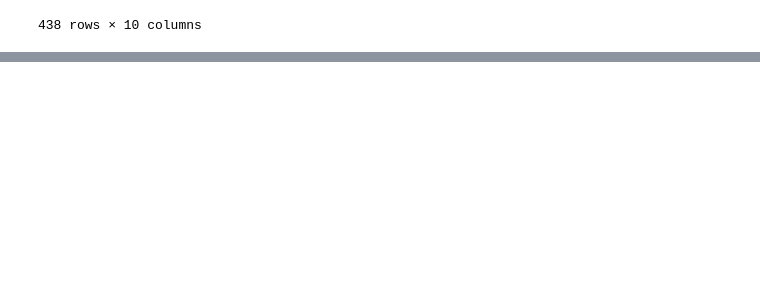
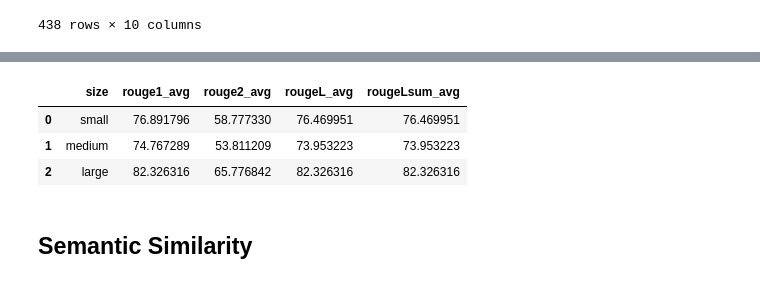
Before and after one commit to smartcat-labs/GenQ, a Jupyter notebook: eval/result_analysis.ipynb, the cells around one changed output, grey strips where cells are left out. Saved outputs shown, nothing was run; the diff lists cells and outputs as text; code cells hidden in the pictures; blank space fills up the shorter version.

```diff
--- a/eval/result_analysis.ipynb
+++ b/eval/result_analysis.ipynb
@@ -247,0 +254,10 @@ get_worst_results(data=results, model_name=first_model, display_head=True)
+# %%
+max_length = max(fine_tuned_df["generated_output"].apply(len))
+print(f"Longest generated query has {max_length} chars.")
+
+min_lenght = min(fine_tuned_df["generated_output"].apply(len))
+print(f"Shortest generated query has {min_lenght} chars.")
+
+#arange elements from minimum to maximum using the step of the difference divided by 3
+bins = np.arange(min_lenght, max_length, (max_length - min_lenght) // 3)
+print(f"\nGroups would be: \n\"small\": {bins[0]}-{bins[1]}\n\"medium\": {bins[1]+1}-{bins[2]}\n\"large\": {bins[2]+1}-{bins[3]}")
@@ -247,0 +272,9 @@ get_worst_results(data=results, model_name=first_model, display_head=True)
+# %%
+def categorize_generated_output(data: pd.DataFrame) -> pd.DataFrame:
+
+    bins = np.arange(min_lenght, max_length, (max_length - min_lenght) // 3)
+    data["generated_size"] = pd.cut(data["generated_output"].apply(len), bins=bins, labels=["small", "medium", "large"])
+
+    return data
+# %%
+fine_tuned_df = categorize_generated_output(fine_tuned_df)
@@ -247,0 +287,19 @@ get_worst_results(data=results, model_name=first_model, display_head=True)
+# %%
+def calculate_averages(data: pd.DataFrame):
+
+    averages = data.groupby('generated_size')[['rouge1', 'rouge2', 'rougeL', 'rougeLsum']].mean().reset_index()
+
+    # Rename the columns to make it more clear
+    averages.columns = ['size', 'rouge1_avg', 'rouge2_avg', 'rougeL_avg', 'rougeLsum_avg']
+
+    return averages
+# %%
+averages = calculate_averages(fine_tuned_df[["generated_size", "rouge1", "rouge2", "rougeL", "rougeLsum"]])
+averages
+# %% [output]
+|  | size | rouge1_avg | rouge2_avg | rougeL_avg | rougeLsum_avg |
+| 0 | small | 76.891796 | 58.777330 | 76.469951 | 76.469951 |
+| 1 | medium | 74.767289 | 53.811209 | 73.953223 | 73.953223 |
+| 2 | large | 82.326316 | 65.776842 | 82.326316 | 82.326316 |
+# %% [markdown]
+## Semantic Similarity
```
Also changed, not shown: parts of 13 cells of this notebook, 1 other file.
